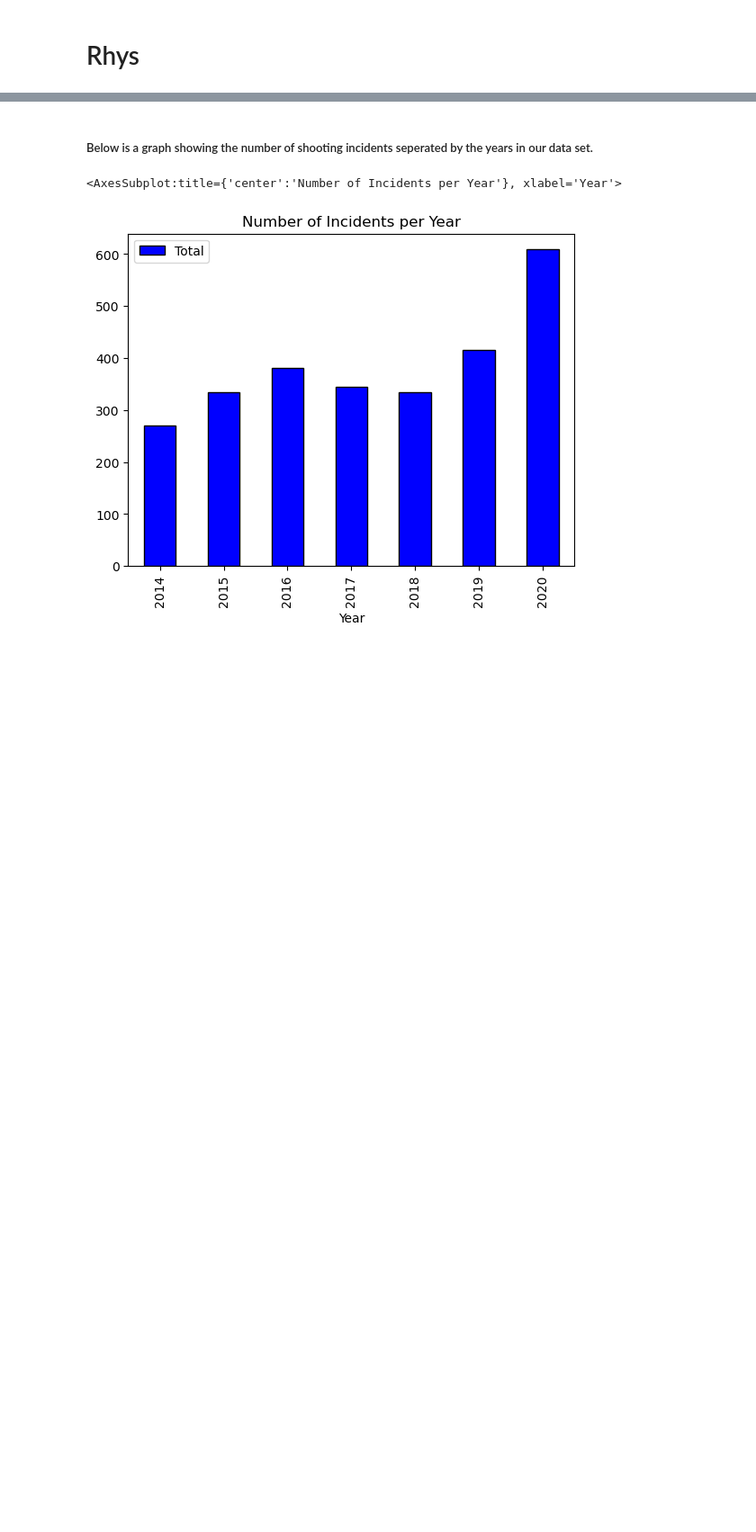
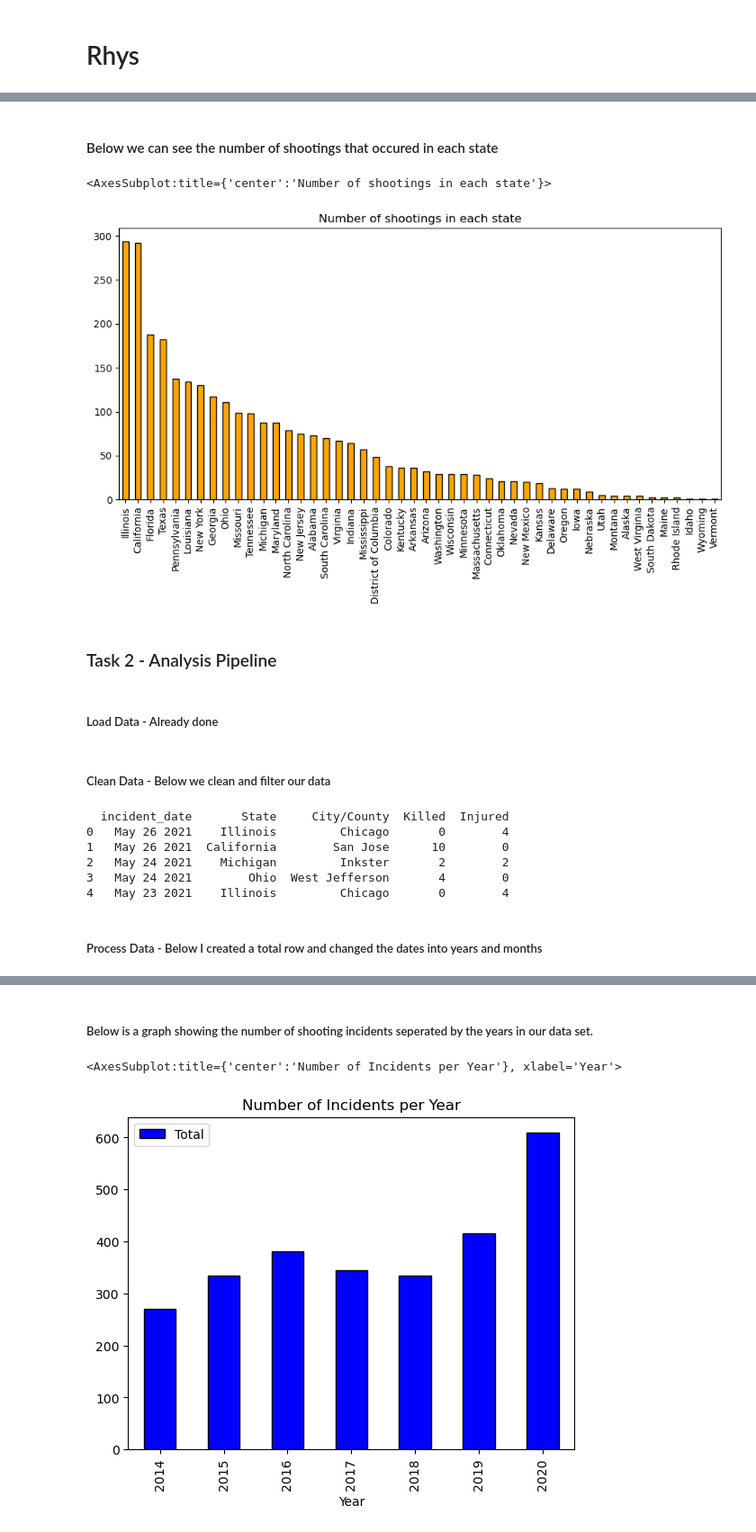
Before and after one commit to ubco-W2022T1-cosc301/project-group39, a Jupyter notebook: notebooks/analysis1.ipynb, the cells around one changed output, grey strips where cells are left out. Shown: that part at 90% size. Drawn from its saved outputs; the diff is of its cells as text; code cells hidden in the pictures; blank space fills up the shorter version.

Commit message:
Worked on some tasks

```diff
--- a/notebooks/analysis1.ipynb
+++ b/notebooks/analysis1.ipynb
@@ -3 +89,36 @@
+# %% [markdown]
+#### Below we can see the number of shootings that occured in each state
+# %%
+df['state'].value_counts().plot(kind='bar',title = 'Number of shootings in each state', figsize=(11,5), facecolor = 'orange', edgecolor = 'black')
+# %% [output]
+<AxesSubplot:title={'center':'Number of shootings in each state'}>
+[figure, added]
+# %% [markdown]
+### Task 2 - Analysis Pipeline
+# %% [markdown]
+##### Load Data - Already done
+# %% [markdown]
+##### Clean Data - Below we clean and filter our data
+# %%
+# Filter out the uneeded columns
+df_cleaned = df.copy().drop(['incident_id','address'], axis=1)
+df_cleaned = df_cleaned.dropna(axis=0)
+
+# Renames our columns to look more freindly and useable
+df_cleaned = df_cleaned.rename(columns={"city_or_county":"City/County","state":"State","killed":"Killed","injured":"Injured"})
+
+# Filters out any extreme casualties or injuries in shootings
+df_cleaned = df_cleaned[df_cleaned['Killed'] < 15]
+df_cleaned = df_cleaned[df_cleaned['Injured'] < 20]
+
+print(df_cleaned.head())
+# %% [output]
+  incident_date       State     City/County  Killed  Injured
+0   May 26 2021    Illinois         Chicago       0        4
+1   May 26 2021  California        San Jose      10        0
+2   May 24 2021    Michigan         Inkster       2        2
+3   May 24 2021        Ohio  West Jefferson       4        0
+4   May 23 2021    Illinois         Chicago       0        4
+# %% [markdown]
+##### Process Data - Below I created a total row and changed the dates into years and months
 # %%
```
Also changed, not shown: parts of 28 cells of this notebook.
